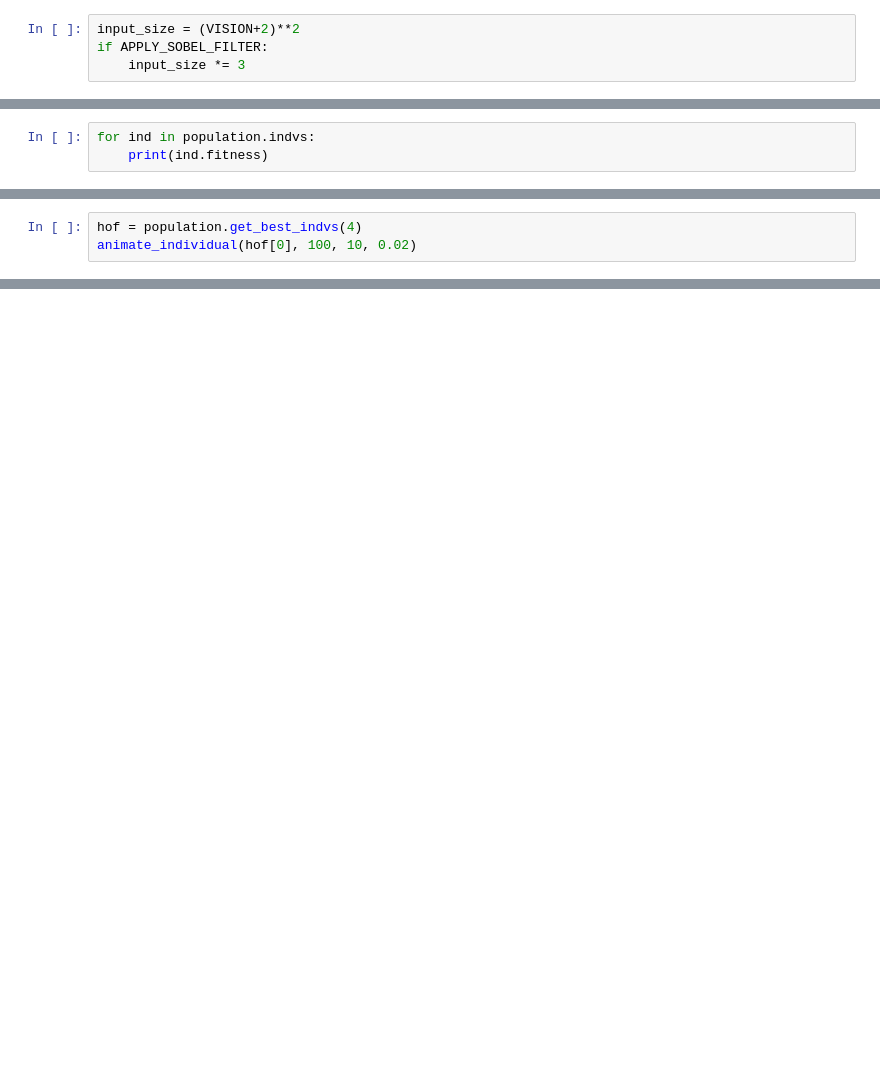
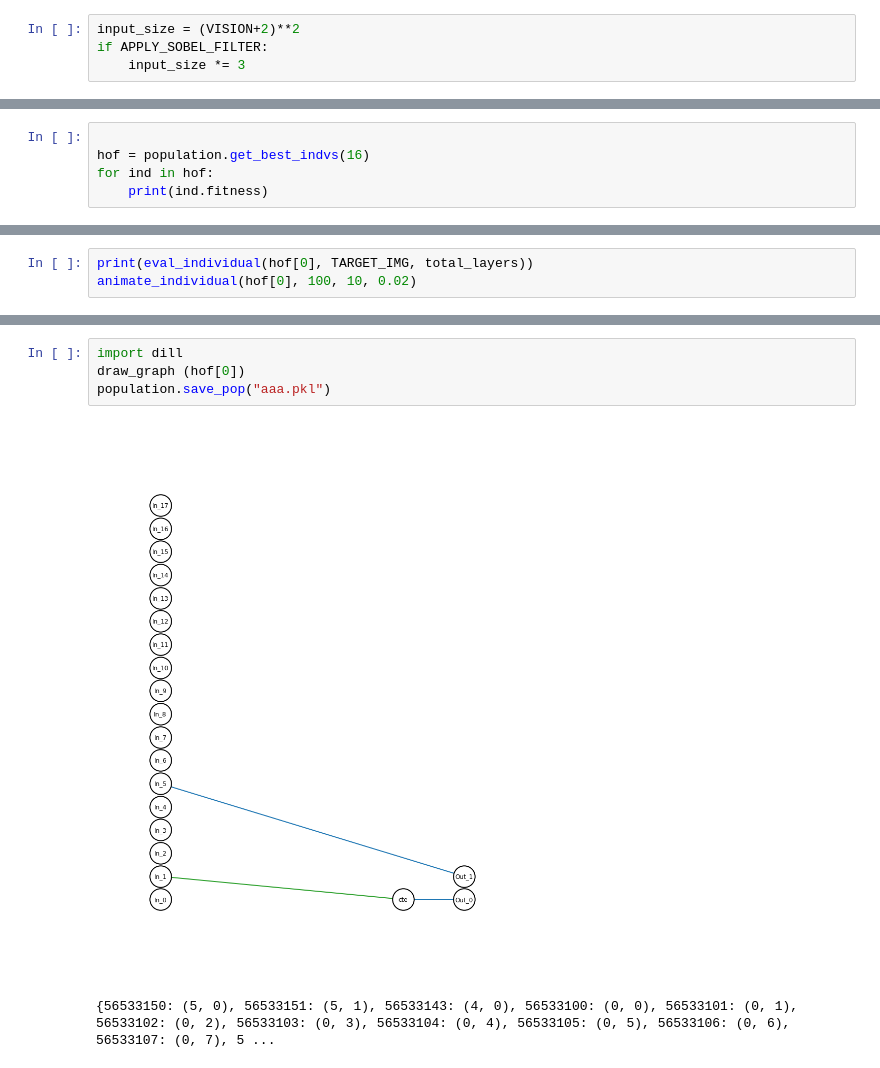
Before and after one commit to fhtanaka/automata_gp, a Jupyter notebook: cgp_automata.ipynb, the cells around one changed output, grey strips where cells are left out. Cells and saved outputs as stored; diff of their text form; blank space fills up the shorter version.

```diff
--- a/cgp_automata.ipynb
+++ b/cgp_automata.ipynb
@@ -150,4 +195,6 @@ def animate_individual(individual, steps, scale, t):
 # %%
-for ind in population.indvs:
+
+hof = population.get_best_indvs(16)
+for ind in hof:
     print(ind.fitness)
 # %% [output]
@@ -159,4 +217,4 @@ for ind in population.indvs:
 # %%
-hof = population.get_best_indvs(4)
+print(eval_individual(hof[0], TARGET_IMG, total_layers))
 animate_individual(hof[0], 100, 10, 0.02)
 # %% [output]
@@ -185,0 +283,7 @@ hof[0].draw_graph()
+# %%
+import dill
+draw_graph (hof[0])
+population.save_pop("aaa.pkl")
+# %% [output]
+[figure, added]
+{56533150: (5, 0), 56533151: (5, 1), 56533143: (4, 0), 56533100: (0, 0), 56533101: (0, 1), 56533102: (0, 2), 56533103: (0, 3), 56533104: (0, 4), 56533105: (0, 5), 56533106: (0, 6), 56533107: (0, 7), 5 ...
```
Also changed, not shown: parts of 18 cells of this notebook, 7 other files.
